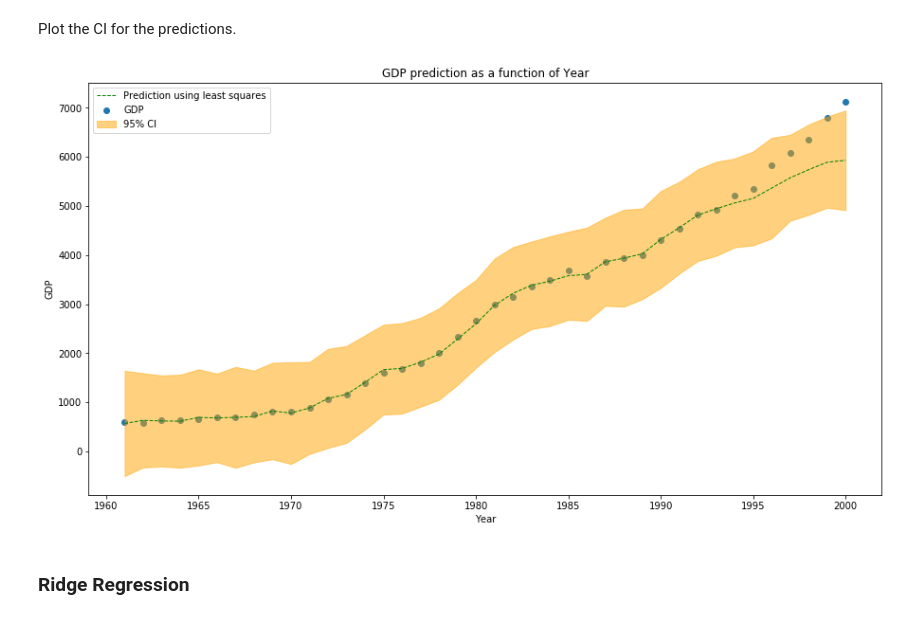
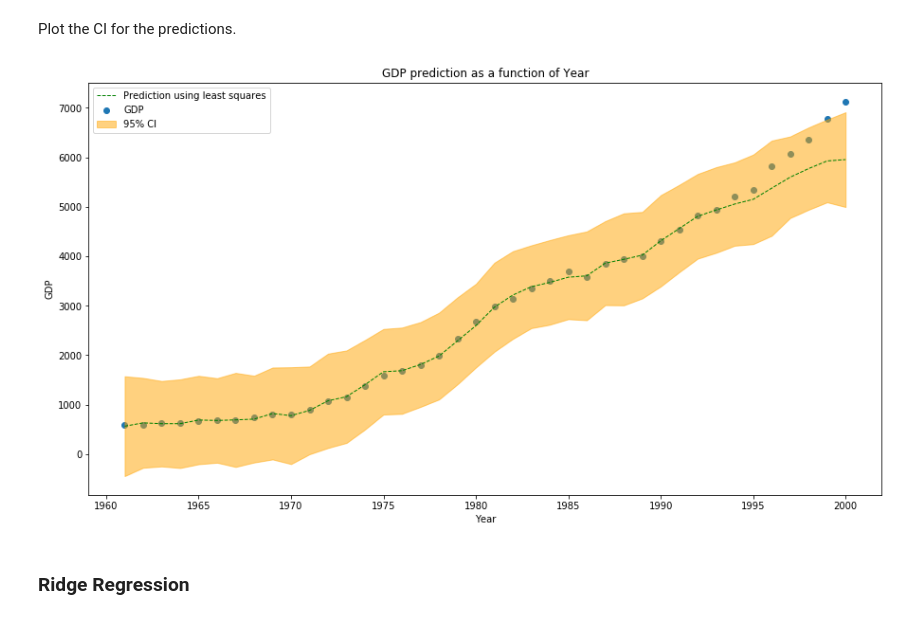
Before and after one commit to NizarGhandri/GDP, a Jupyter notebook: notebooks/tunisia_model.ipynb, the cells around one changed output. Drawn from its saved outputs; the diff is of its cells as text; code cells hidden in the pictures.

```diff
--- a/notebooks/tunisia_model.ipynb
+++ b/notebooks/tunisia_model.ipynb
@@ -58,7 +58,7 @@ plt.show()
 # %% [markdown]
 Split the dataset into a matrix `X` for the features and a vector `y` for the labels.
 # %%
-X, y = X_y_from_dataset(dataset)
-
+ds = dataset.drop(columns=["YEAR"])
+X, y = X_y_from_dataset(dataset.drop(columns=["YEAR"]))
 print("We have", X.shape[0], "data points and", X.shape[1], "features")
 # %% [output]
@@ -133,6 +151,7 @@ No significant heteroskedasticity. because the p-value is:  0.08009690831228904
 Split the data into 80% training and 20% testing sets.
 # %%
 X_train, X_test, y_train, y_test = train_test_split(X, y)
+year = dataset.dropna()["YEAR"]
 # %% [markdown]
 ### Least Squares
 # %% [markdown]
@@ -197,21 +227,21 @@ lower_CI_line, upper_CI_line = confidence_interval(X_for_var.shape[0], X_for_var
 Plot the CI for the predictions.
 # %%
 plt.figure(figsize=(15,8))
-plt.scatter(X[:, 0], y, label="GDP")
-plt.plot(X[:, 0], LS_prediction_data, color="g", lw=1, ls='--', label="Prediction using least squares")
-plt.gca().fill_between(X[:, 0], np.squeeze(lower_CI_line), np.squeeze(upper_CI_line),
+plt.scatter(year, y, label="GDP")
+plt.plot(year, LS_prediction_data, color="g", lw=1, ls='--', label="Prediction using least squares")
+plt.gca().fill_between(year, np.squeeze(lower_CI_line), np.squeeze(upper_CI_line),
                        label="95% CI",
                        #color="#b9cfe7",
                        color="orange",
                        alpha=0.5,
                        edgecolor=None)
 plt.xlabel("Year")
 plt.ylabel("GDP")
 plt.title("GDP prediction as a function of Year")
 plt.legend()
 plt.show()
 # %% [output]
-[figure, old version]
+[figure, new version]
 # %% [markdown]
 ### Ridge Regression
 # %% [markdown]
```
Also changed, not shown: parts of 40 cells of this notebook, 1 other file.
